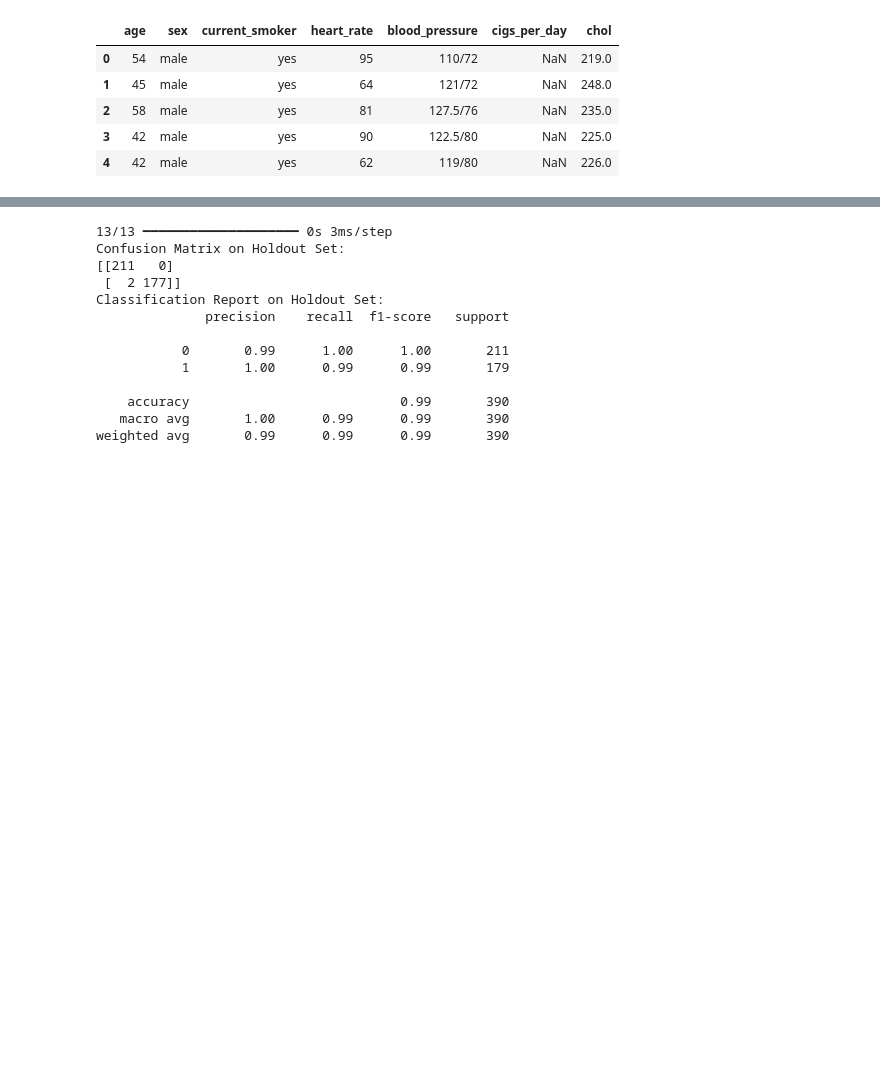
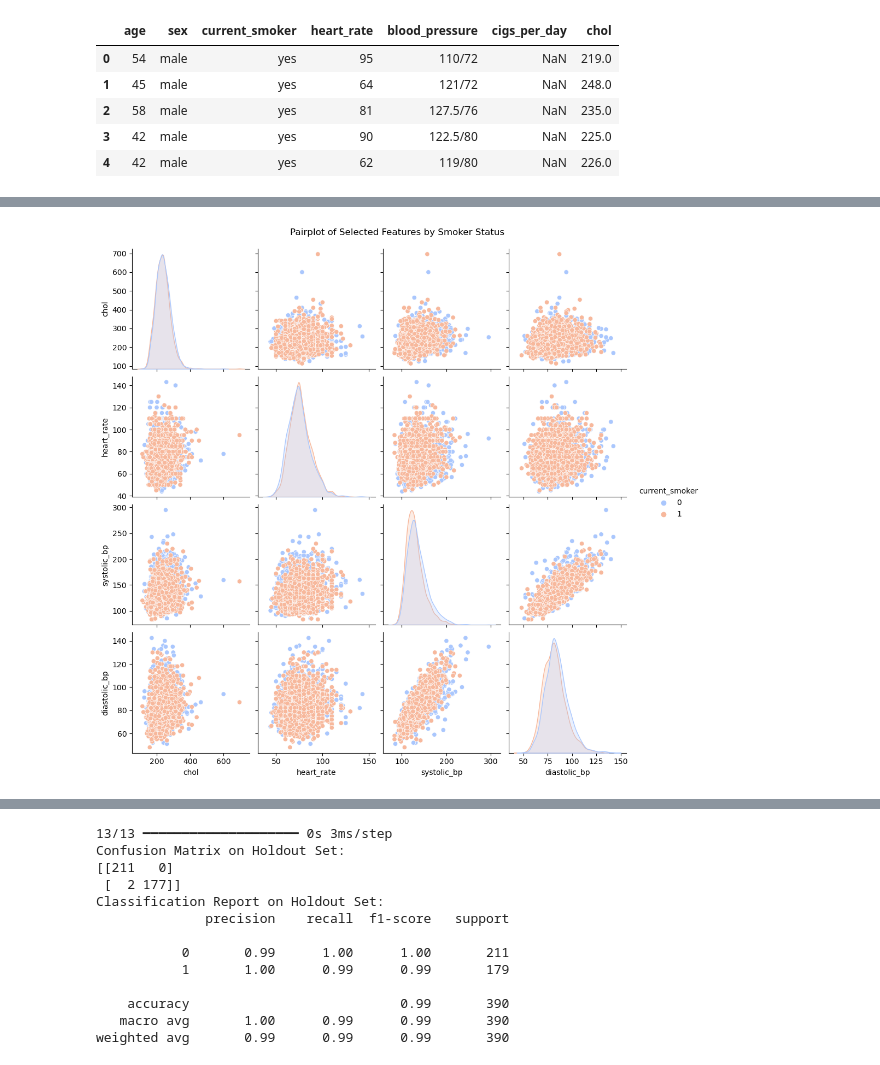
Before and after one commit to mraza328/Smoker-s_Health_NN, a Jupyter notebook: final_NN.ipynb, the cells around one changed output, grey strips where cells are left out. Cells and saved outputs as stored; diff of their text form; code cells hidden in the pictures; blank space fills up the shorter version.

```diff
--- a/final_NN.ipynb
+++ b/final_NN.ipynb
@@ -48,0 +77,7 @@ data['current_smoker'] = data['current_smoker'].map({'yes': 1, 'no': 0})
+# %%
+# Pairplot of Features by Smoker Status
+sns.pairplot(data, hue='current_smoker', palette='coolwarm', vars=['chol', 'heart_rate', 'systolic_bp', 'diastolic_bp'])
+plt.suptitle('Pairplot of Selected Features by Smoker Status', y=1.02)
+plt.show()
+# %% [output]
+[figure, added]
```
Also changed, not shown: parts of 5 cells of this notebook.
